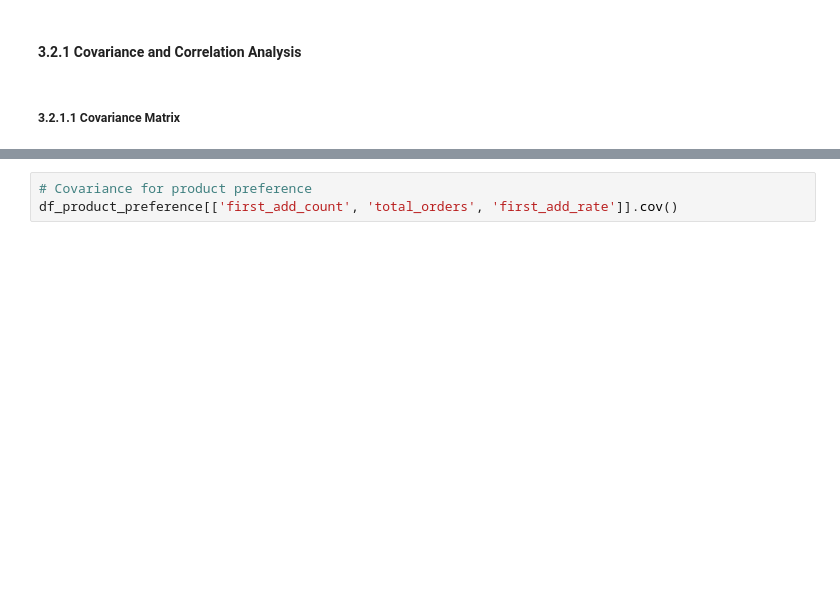
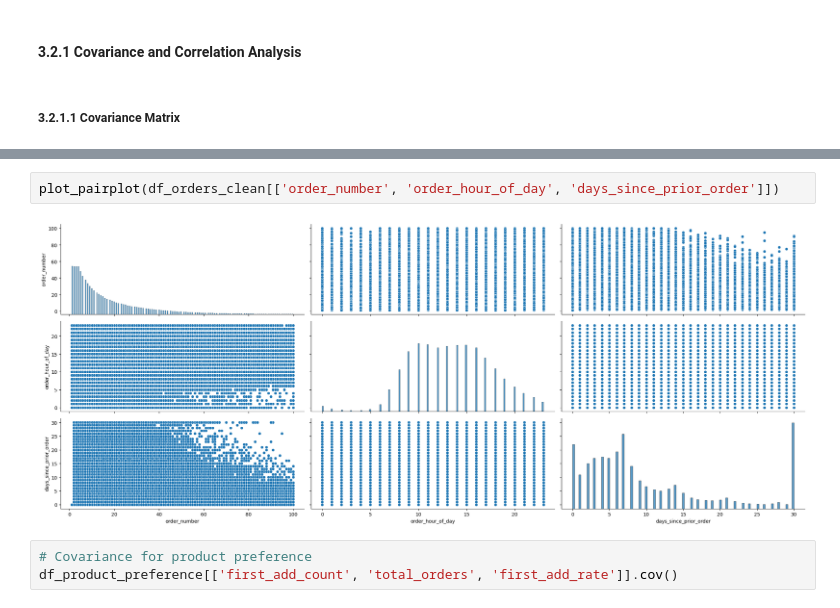
Before and after one commit to LuisPastranaLemus/P_20250505_Purchasing_activity_analysis, a Jupyter notebook: notebooks/03_eda_music_activity.ipynb, the cells around one changed output, grey strips where cells are left out. Saved outputs shown, nothing was run; the diff lists cells and outputs as text; blank space fills up the shorter version.

```diff
--- a/notebooks/03_eda_music_activity.ipynb
+++ b/notebooks/03_eda_music_activity.ipynb
@@ -537,3 +652,7 @@ outlier_limit_bounds(df_product_user_segment_repurchase_rate, 'repurchase_rate',
+# %%
+plot_pairplot(df_orders_clean[['order_number', 'order_hour_of_day', 'days_since_prior_order']])
+# %% [output]
+[figure, added]
 # %%
 # Covariance for product preference
 df_product_preference[['first_add_count', 'total_orders', 'first_add_rate']].cov()
```
Also changed, not shown: parts of 43 cells of this notebook, 3 other files.
